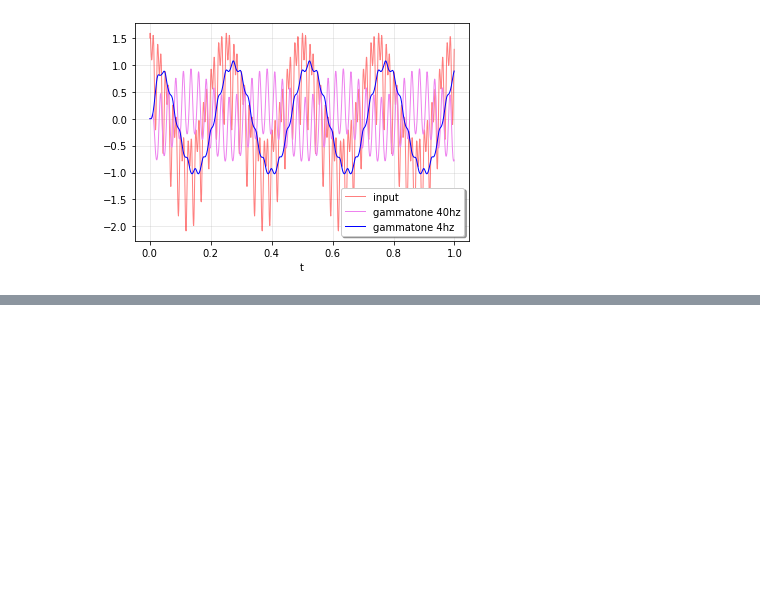
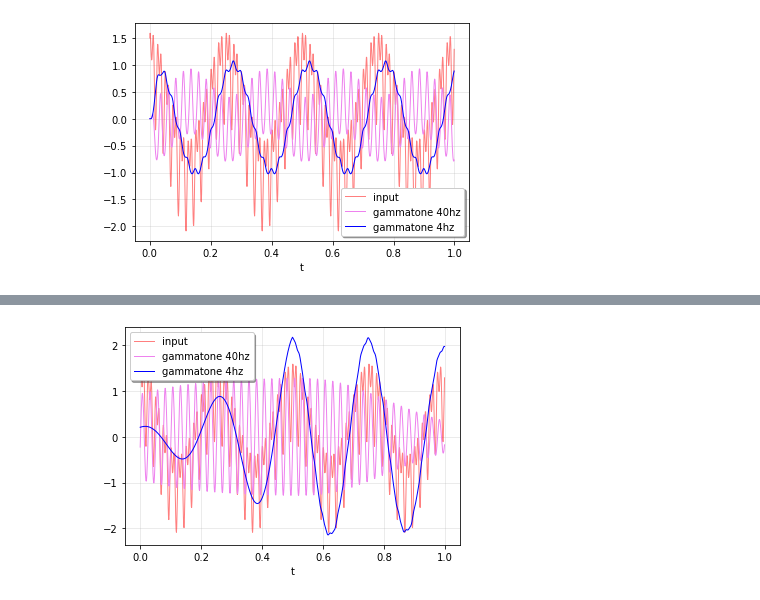
Before and after one commit to sadahry/notebooks, a Jupyter notebook: signal_processing/gammatone.ipynb, the cells around one changed output, grey strips where cells are left out. Saved outputs shown, nothing was run; the diff lists cells and outputs as text; code cells hidden in the pictures; blank space fills up the shorter version.

```diff
--- a/signal_processing/gammatone.ipynb
+++ b/signal_processing/gammatone.ipynb
@@ -54,0 +80,25 @@ plt.show()
+# %%
+# TODO check that is correct
+fs = 1000
+
+t = np.linspace(0, 1, fs, endpoint=False)
+u = (np.cos(2*np.pi*4*t) + 0.6*np.sin(2*np.pi*40*t) + 0.5*np.cos(2*np.pi*80*t))
+
+plt.plot(t, u, 'r', alpha=0.5, linewidth=1, label='input')
+
+yfil = gammatone(t, f0=40)
+ytout = signal.convolve(u, yfil, mode='same') / sum(abs(yfil/np.exp(1)))
+
+plt.plot(t, ytout[:len(t)], 'violet', linewidth=1, label='gammatone 40hz')
+
+yfil = gammatone(t, f0=4)
+ytout = signal.convolve(u, yfil, mode='same') / sum(abs(yfil/np.exp(1)))
+
+plt.plot(t, ytout[:len(t)], 'blue', linewidth=1, label='gammatone 4hz')
+
+plt.legend(loc='best', shadow=True, framealpha=1)
+plt.grid(alpha=0.3)
+plt.xlabel('t')
+plt.show()
+# %% [output]
+[figure, added]
```
Also changed, not shown: parts of 4 cells of this notebook.
